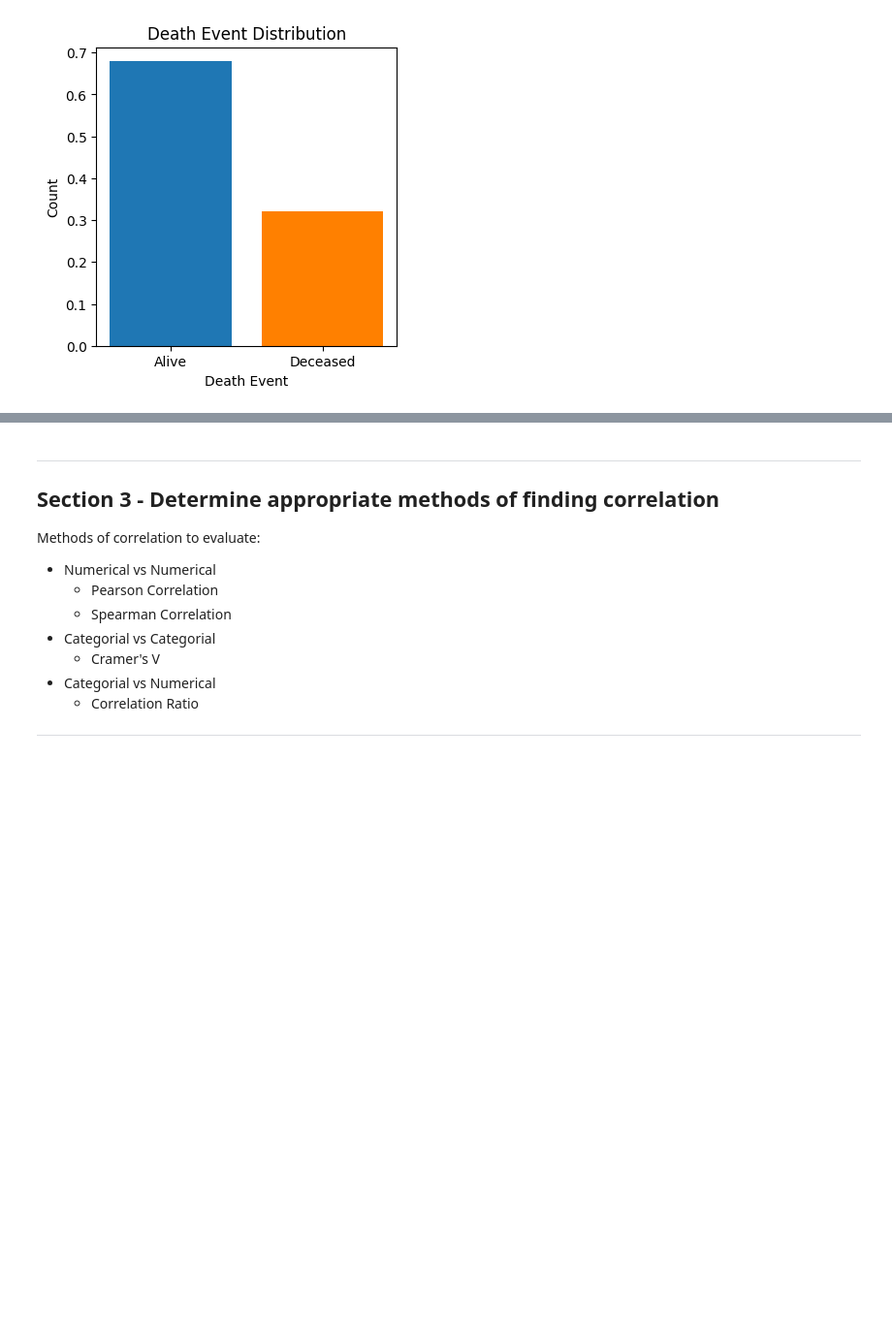
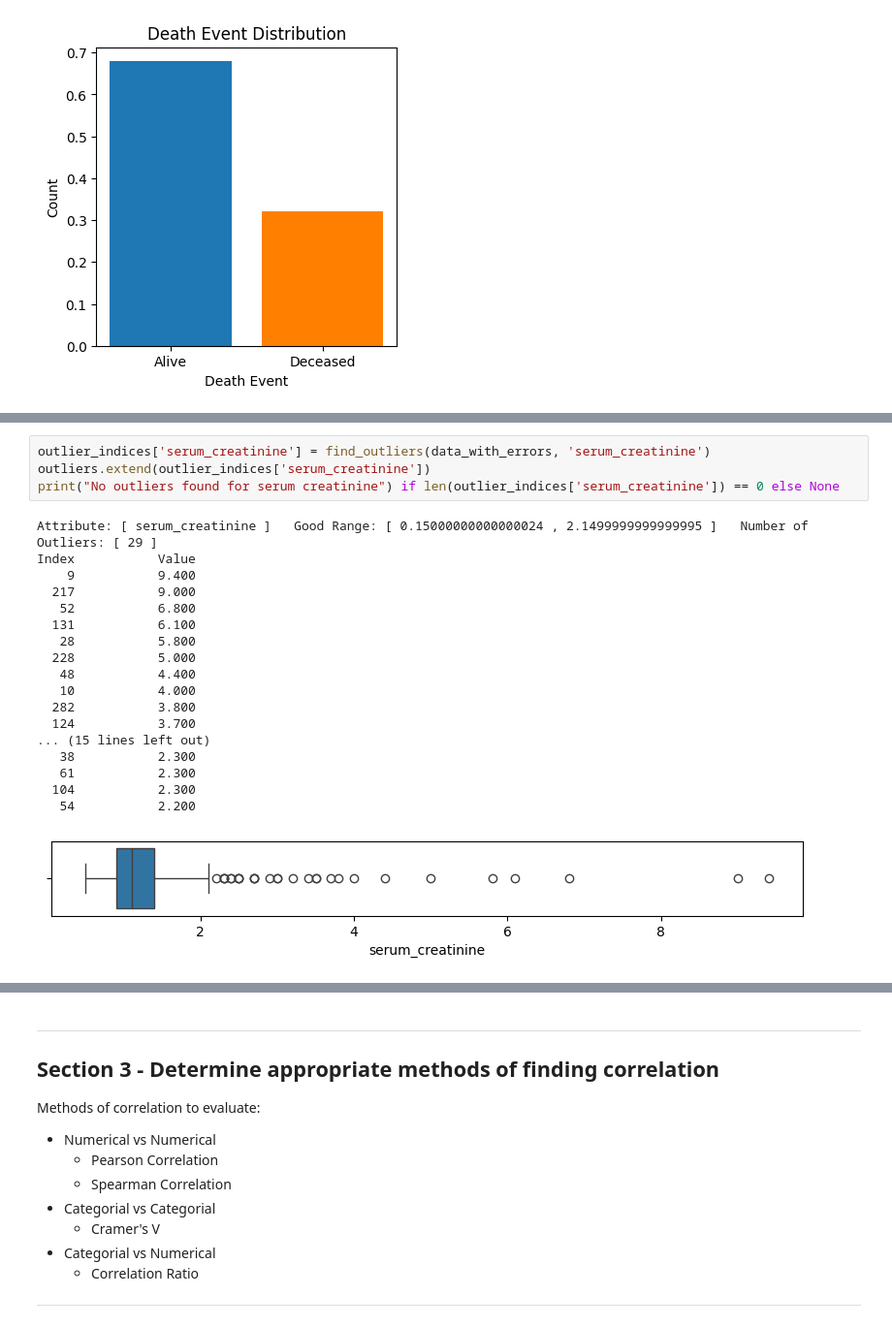
Before and after one commit to Bencp2/HeartDisease, a Jupyter notebook: HeartDiseaseAnalysis.ipynb, the cells around one changed output, grey strips where cells are left out. Shown at 97% size. Saved outputs shown, nothing was run; the diff lists cells and outputs as text; blank space fills up the shorter version.

```diff
--- a/HeartDiseaseAnalysis.ipynb
+++ b/HeartDiseaseAnalysis.ipynb
@@ -280,0 +422,23 @@ barplot(categories, death_event_counts, 'Death Event Distribution', 'Death Event
+# %%
+outlier_indices['serum_creatinine'] = find_outliers(data_with_errors, 'serum_creatinine')
+outliers.extend(outlier_indices['serum_creatinine'])
+print("No outliers found for serum creatinine") if len(outlier_indices['serum_creatinine']) == 0 else None
+# %% [output]
+Attribute: [ serum_creatinine ]   Good Range: [ 0.15000000000000024 , 2.1499999999999995 ]   Number of Outliers: [ 29 ]
+Index           Value
+    9           9.400
+  217           9.000
+   52           6.800
+  131           6.100
+   28           5.800
+  228           5.000
+   48           4.400
+   10           4.000
+  282           3.800
+  124           3.700
+... (15 lines left out)
+   38           2.300
+   61           2.300
+  104           2.300
+   54           2.200
+[figure, added]
```
Also changed, not shown: parts of 22 cells of this notebook.
